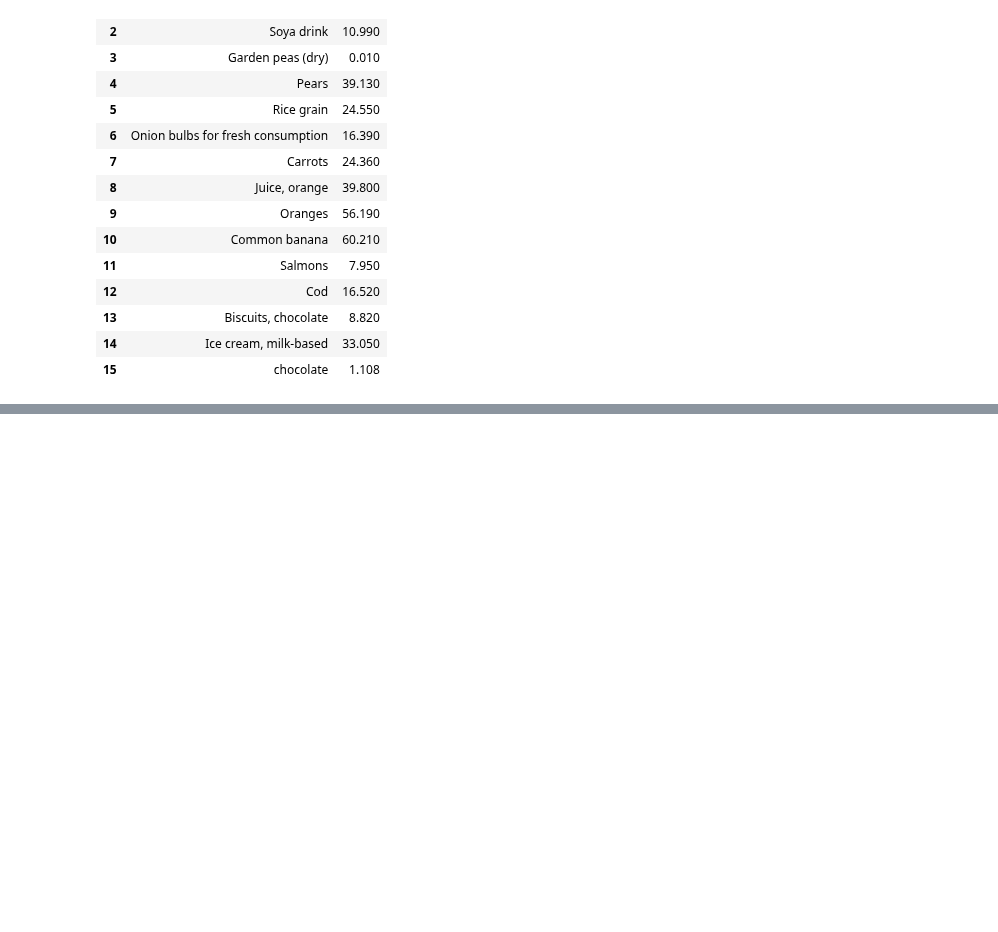
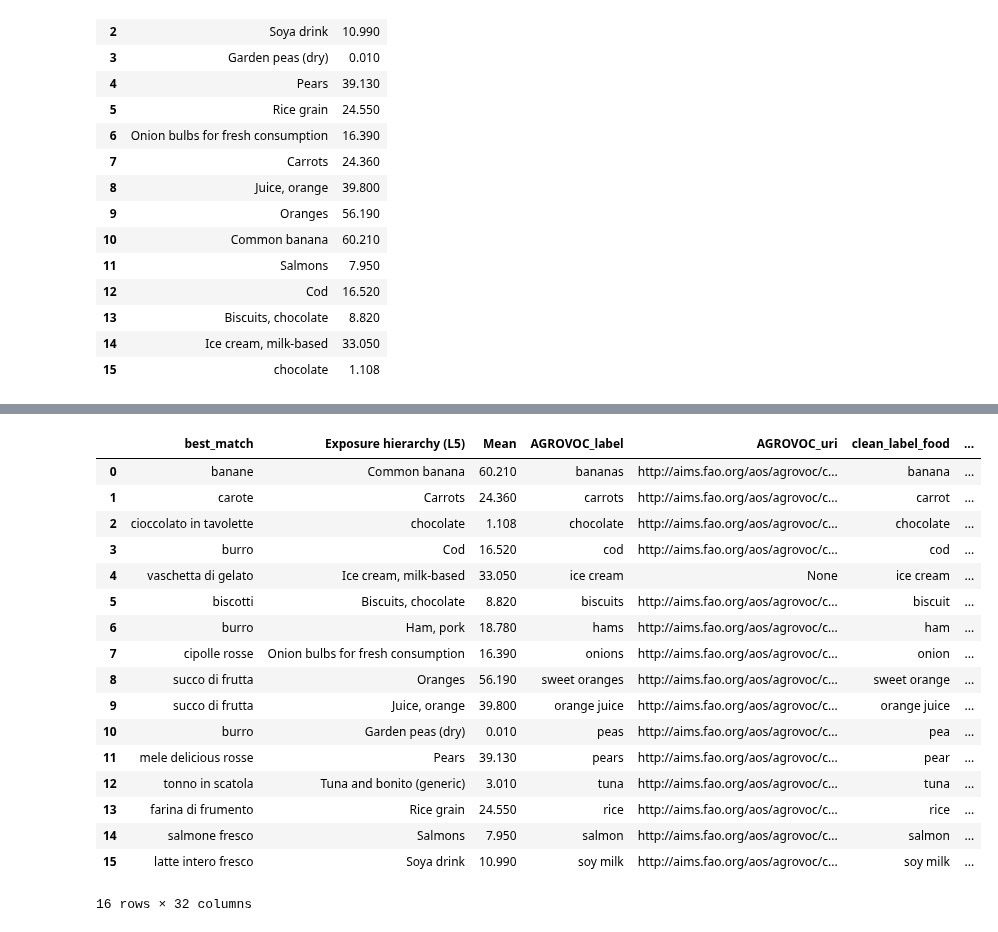
Before and after one commit to TCoaM/TrueCostOfAMeal, a Jupyter notebook: simo_data_integration_other_solution.ipynb, the cells around one changed output, grey strips where cells are left out. Saved outputs shown, nothing was run; the diff lists cells and outputs as text; code cells hidden in the pictures; blank space fills up the shorter version.

Commit message:
finished data integration, checked for correlation

```diff
--- a/simo_data_integration_other_solution.ipynb
+++ b/simo_data_integration_other_solution.ipynb
@@ -1286,4 +1457,11 @@ food_rows_wf_merged
 # %%
 food_rows_wf_merged = keep_best_rows(food_rows_wf_merged, "Food commodity ITEM_wf")
+# %%
+# Since there are no tuna and no ice cream rows in the wF DataFrame, we will assign NaN to the last seven columns of the tuna and ice cream rows in the food_rows_wf_merged DataFrame
+for idx, row in food_rows_wf_merged.iterrows():
+    if "tuna" in row["Food commodity ITEM_food"].lower():
+        food_rows_wf_merged.iloc[idx, -10:] = [np.nan] * 10  # Set the last seven columns to NaN
+    elif "ice cream" in row["Food commodity ITEM_food"].lower():
+        food_rows_wf_merged.iloc[idx, -10:] = [np.nan] * 10  # Set the last seven columns to NaN
 # %%
 food_rows_wf_merged
@@ -1299,0 +1521,24 @@ food_rows_prices_matched
+# %%
+# Merge the food_prices_matched DataFrame with the prices DataFrame on the matched food, keeping unmatched values as None
+food_rows_prices_merged = food_rows_prices_matched.merge(prices_data, left_on='best_match', right_on='clean_label', how="left", suffixes=('_food1', '_price'))
+# %%
+food_rows_prices_merged
+# %% [output]
+|  | best_match | Exposure hierarchy (L5) | Mean | AGROVOC_label | AGROVOC_uri | clean_label_food | ... |
+| 0 | banane | Common banana | 60.210 | bananas | http://aims.fao.org/aos/agrovoc/c... | banana | ... |
+| 1 | carote | Carrots | 24.360 | carrots | http://aims.fao.org/aos/agrovoc/c... | carrot | ... |
+| 2 | cioccolato in tavolette | chocolate | 1.108 | chocolate | http://aims.fao.org/aos/agrovoc/c... | chocolate | ... |
+| 3 | burro | Cod | 16.520 | cod | http://aims.fao.org/aos/agrovoc/c... | cod | ... |
+| 4 | vaschetta di gelato | Ice cream, milk-based | 33.050 | ice cream | None | ice cream | ... |
+| 5 | biscotti | Biscuits, chocolate | 8.820 | biscuits | http://aims.fao.org/aos/agrovoc/c... | biscuit | ... |
+| 6 | burro | Ham, pork | 18.780 | hams | http://aims.fao.org/aos/agrovoc/c... | ham | ... |
+| 7 | cipolle rosse | Onion bulbs for fresh consumption | 16.390 | onions | http://aims.fao.org/aos/agrovoc/c... | onion | ... |
+| 8 | succo di frutta | Oranges | 56.190 | sweet oranges | http://aims.fao.org/aos/agrovoc/c... | sweet orange | ... |
+| 9 | succo di frutta | Juice, orange | 39.800 | orange juice | http://aims.fao.org/aos/agrovoc/c... | orange juice | ... |
+| 10 | burro | Garden peas (dry) | 0.010 | peas | http://aims.fao.org/aos/agrovoc/c... | pea | ... |
+| 11 | mele delicious rosse | Pears | 39.130 | pears | http://aims.fao.org/aos/agrovoc/c... | pear | ... |
+| 12 | tonno in scatola | Tuna and bonito (generic) | 3.010 | tuna | http://aims.fao.org/aos/agrovoc/c... | tuna | ... |
+| 13 | farina di frumento | Rice grain | 24.550 | rice | http://aims.fao.org/aos/agrovoc/c... | rice | ... |
+| 14 | salmone fresco | Salmons | 7.950 | salmon | http://aims.fao.org/aos/agrovoc/c... | salmon | ... |
+| 15 | latte intero fresco | Soya drink | 10.990 | soy milk | http://aims.fao.org/aos/agrovoc/c... | soy milk | ... |
+16 rows × 32 columns
```
Also changed, not shown: parts of 24 cells of this notebook, 3 other files.
